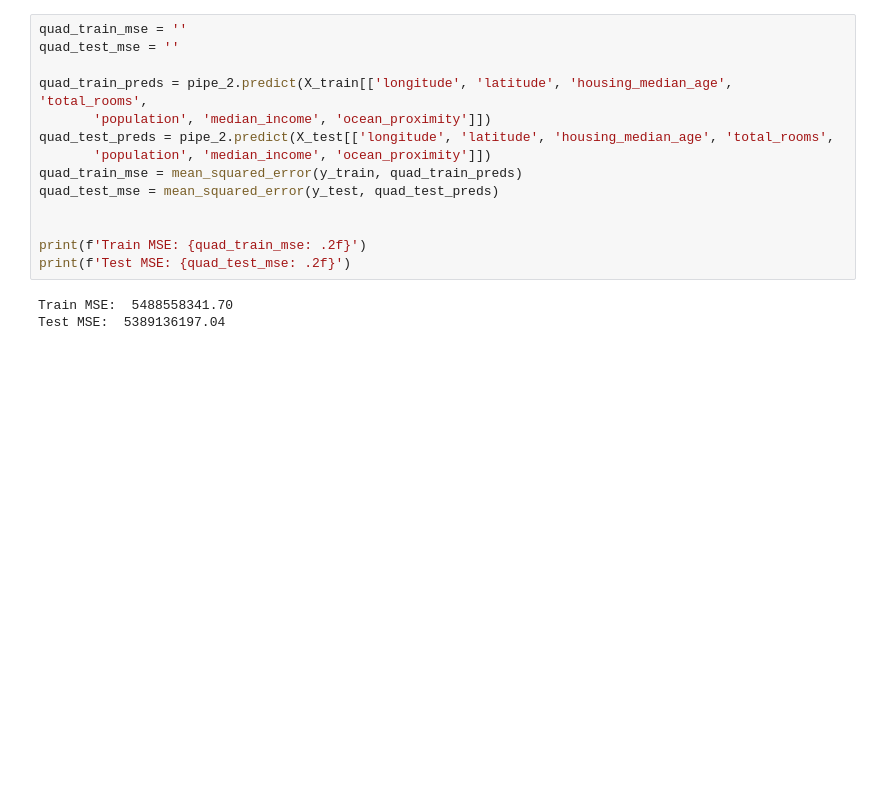
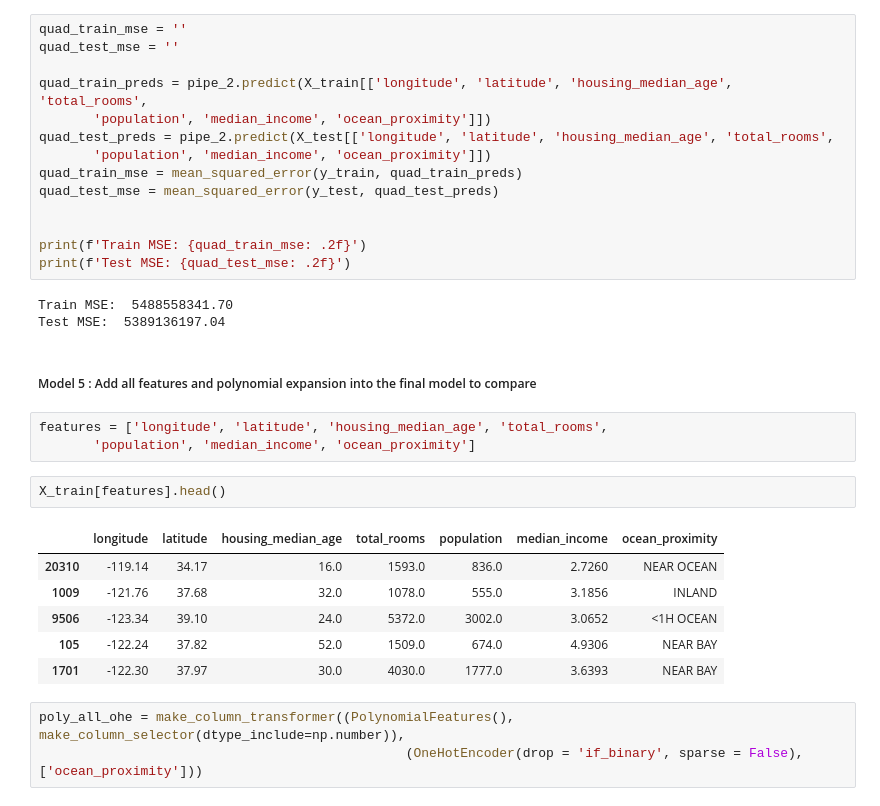
Before and after one commit to kesavan2017/ucbe-AIML-tryit-exercise-81, a Jupyter notebook: try_it_8.1-starter.ipynb, the cells around one changed output. Cells and saved outputs as stored; diff of their text form; blank space fills up the shorter version.

Commit message:
added polynomial features to include all featurs with OHE as well

```diff
--- a/try_it_8.1-starter.ipynb
+++ b/try_it_8.1-starter.ipynb
@@ -495,3 +495,20 @@ print(f'Test MSE: {quad_test_mse: .2f}')
 # %% [output]
 Train MSE:  5488558341.70
 Test MSE:  5389136197.04
+# %% [markdown]
+##### Model 5 : Add all features and polynomial expansion into the final model to compare
+# %%
+features = ['longitude', 'latitude', 'housing_median_age', 'total_rooms',
+       'population', 'median_income', 'ocean_proximity']
+# %%
+X_train[features].head()
+# %% [output]
+|  | longitude | latitude | housing_median_age | total_rooms | population | median_income | ocean_proximity |
+| 20310 | -119.14 | 34.17 | 16.0 | 1593.0 | 836.0 | 2.7260 | NEAR OCEAN |
+| 1009 | -121.76 | 37.68 | 32.0 | 1078.0 | 555.0 | 3.1856 | INLAND |
+| 9506 | -123.34 | 39.10 | 24.0 | 5372.0 | 3002.0 | 3.0652 | <1H OCEAN |
+| 105 | -122.24 | 37.82 | 52.0 | 1509.0 | 674.0 | 4.9306 | NEAR BAY |
+| 1701 | -122.30 | 37.97 | 30.0 | 4030.0 | 1777.0 | 3.6393 | NEAR BAY |
+# %%
+poly_all_ohe = make_column_transformer((PolynomialFeatures(), make_column_selector(dtype_include=np.number)),
+                                               (OneHotEncoder(drop = 'if_binary', sparse = False), ['ocean_proximity']))
```
Also changed, not shown: parts of 3 cells of this notebook.
